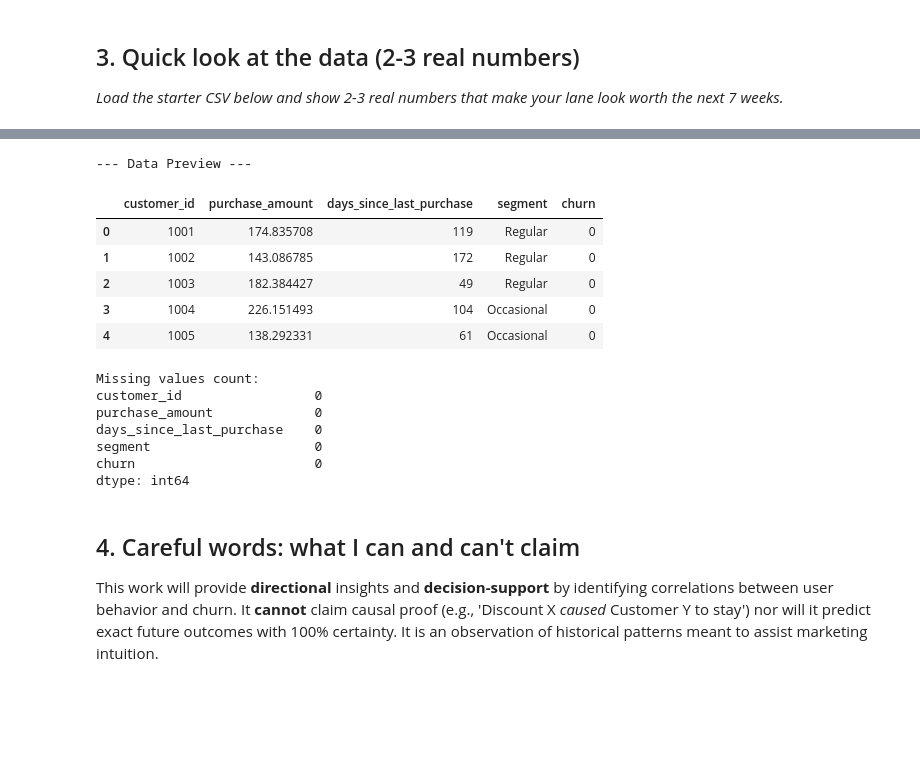
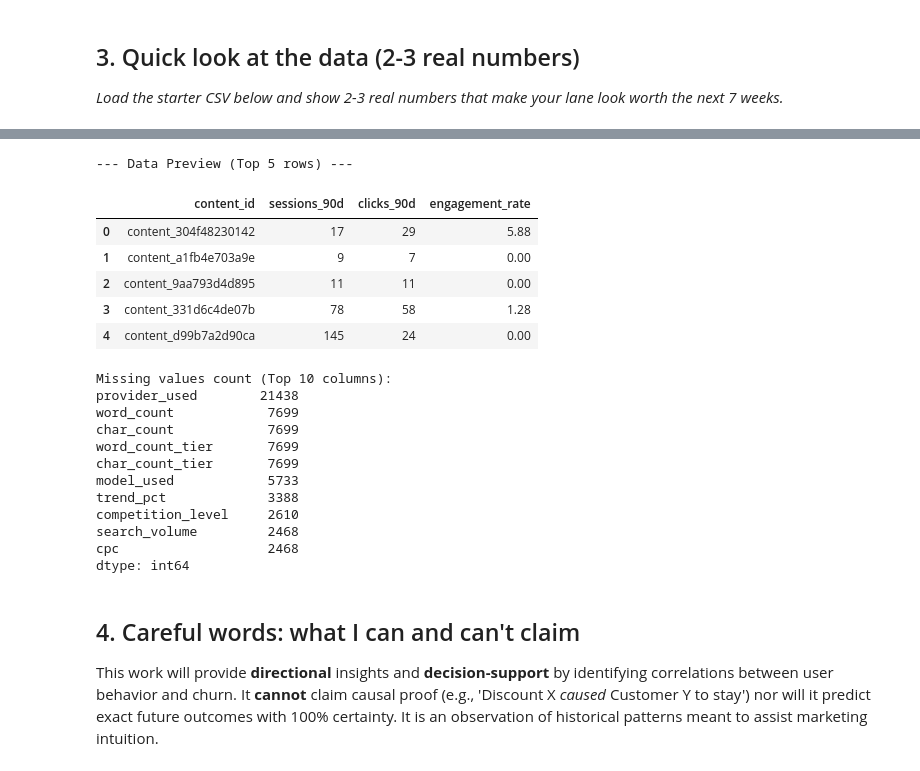
Before and after one commit to ibrahimymhafez/flyrank-ibrahim, a Jupyter notebook: work/notebooks/w01_research_question.ipynb, the cells around one changed output, grey strips where cells are left out. Saved outputs shown, nothing was run; the diff lists cells and outputs as text; code cells hidden in the pictures; blank space fills up the shorter version.

```diff
--- a/work/notebooks/w01_research_question.ipynb
+++ b/work/notebooks/w01_research_question.ipynb
@@ -51,0 +14,14 @@ Rows loaded: 1000
+# %%
+# Clone into a specific directory to avoid 'not empty' errors
+!git clone https://github.com/ibrahimymhafez/flyrank-ibrahim.git repo
+
+# Verify the file is now accessible in the subfolder
+import os
+path = 'repo/skills/README.md'
+if os.path.exists(path):
+    print(f"✅ Success: {path} is now accessible.")
+    with open(path, 'r') as f:
+        print("--- README Content ---")
+        print(f.read())
+else:
+    print(f"❌ Error: File not found at {path}.")
@@ -51,0 +81,16 @@ Rows loaded: 1000
+# %%
+import pandas as pd
+import numpy as np
+import os
+import glob
+
+# Standard FlyRank repo path for the starter CSV
+data_path = 'repo/data/raw/content_refresh_anonymized.csv'
+
+if os.path.exists(data_path):
+    df = pd.read_csv(data_path)
+    print(f'✅ Official starter dataset loaded from {data_path}')
+    print(f'Rows loaded: {len(df)}')
+
+else:
+    print('❌ Error: No CSV files found in the cloned repository.')
@@ -103,23 +172,28 @@ Summary of purchase behavior:
 # %%
 # Sample data and validation
-print("--- Data Preview ---")
-display(df.head(5))
-print("\nMissing values count:")
-print(df.isnull().sum())
+print("--- Data Preview (Top 5 rows) ---")
+display(df[['content_id', 'sessions_90d', 'clicks_90d', 'engagement_rate']].head(5))
+print("\nMissing values count (Top 10 columns):")
+print(df.isnull().sum().sort_values(ascending=False).head(10))
 # %% [output]
---- Data Preview ---
+--- Data Preview (Top 5 rows) ---
-|  | customer_id | purchase_amount | days_since_last_purchase | segment | churn |
-| 0 | 1001 | 174.835708 | 119 | Regular | 0 |
-| 1 | 1002 | 143.086785 | 172 | Regular | 0 |
-| 2 | 1003 | 182.384427 | 49 | Regular | 0 |
-| 3 | 1004 | 226.151493 | 104 | Occasional | 0 |
-| 4 | 1005 | 138.292331 | 61 | Occasional | 0 |
+|  | content_id | sessions_90d | clicks_90d | engagement_rate |
+| 0 | content_304f48230142 | 17 | 29 | 5.88 |
+| 1 | content_a1fb4e703a9e | 9 | 7 | 0.00 |
+| 2 | content_9aa793d4d895 | 11 | 11 | 0.00 |
+| 3 | content_331d6c4de07b | 78 | 58 | 1.28 |
+| 4 | content_d99b7a2d90ca | 145 | 24 | 0.00 |
-Missing values count:
-customer_id                 0
-purchase_amount             0
-days_since_last_purchase    0
-segment                     0
-churn                       0
+Missing values count (Top 10 columns):
+provider_used        21438
+word_count            7699
+char_count            7699
+word_count_tier       7699
+char_count_tier       7699
+model_used            5733
+trend_pct             3388
+competition_level     2610
+search_volume         2468
+cpc                   2468
 dtype: int64
 # %% [markdown]
 ## 4. Careful words: what I can and can't claim
```
Also changed, not shown: parts of 14 cells of this notebook.
